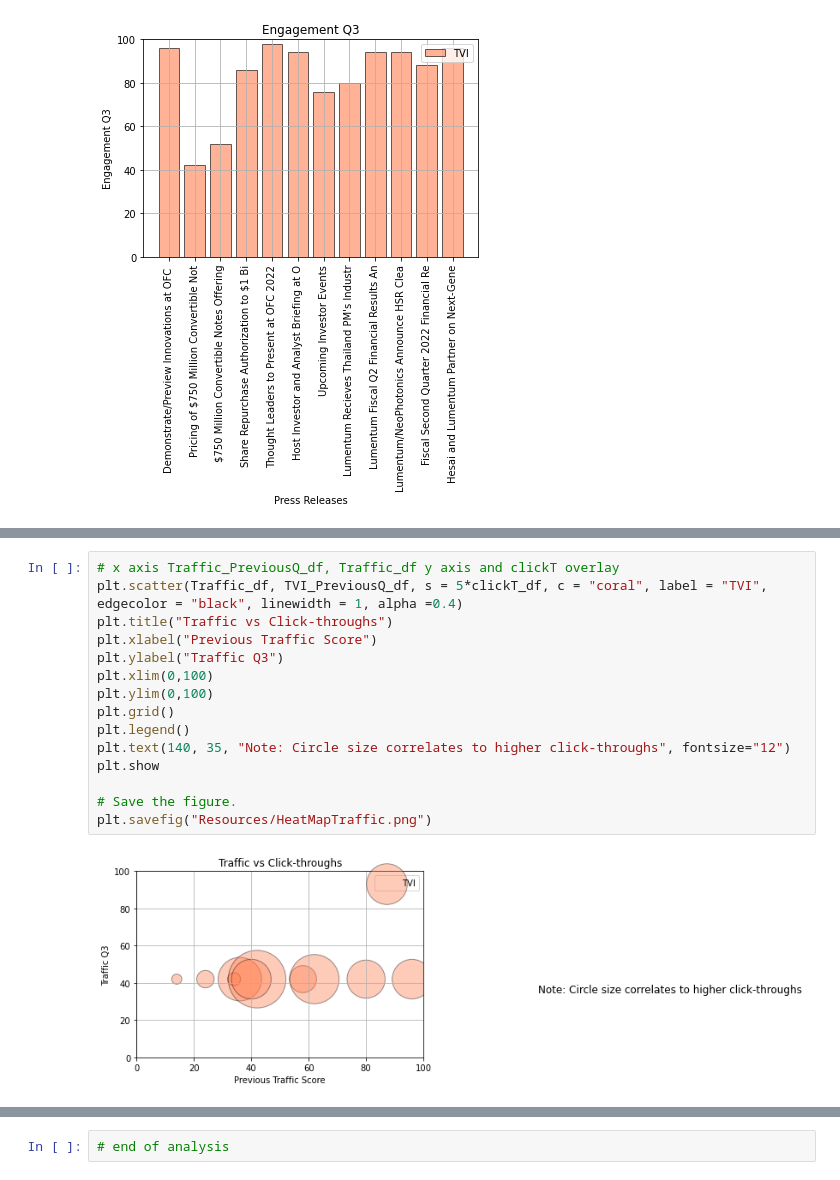
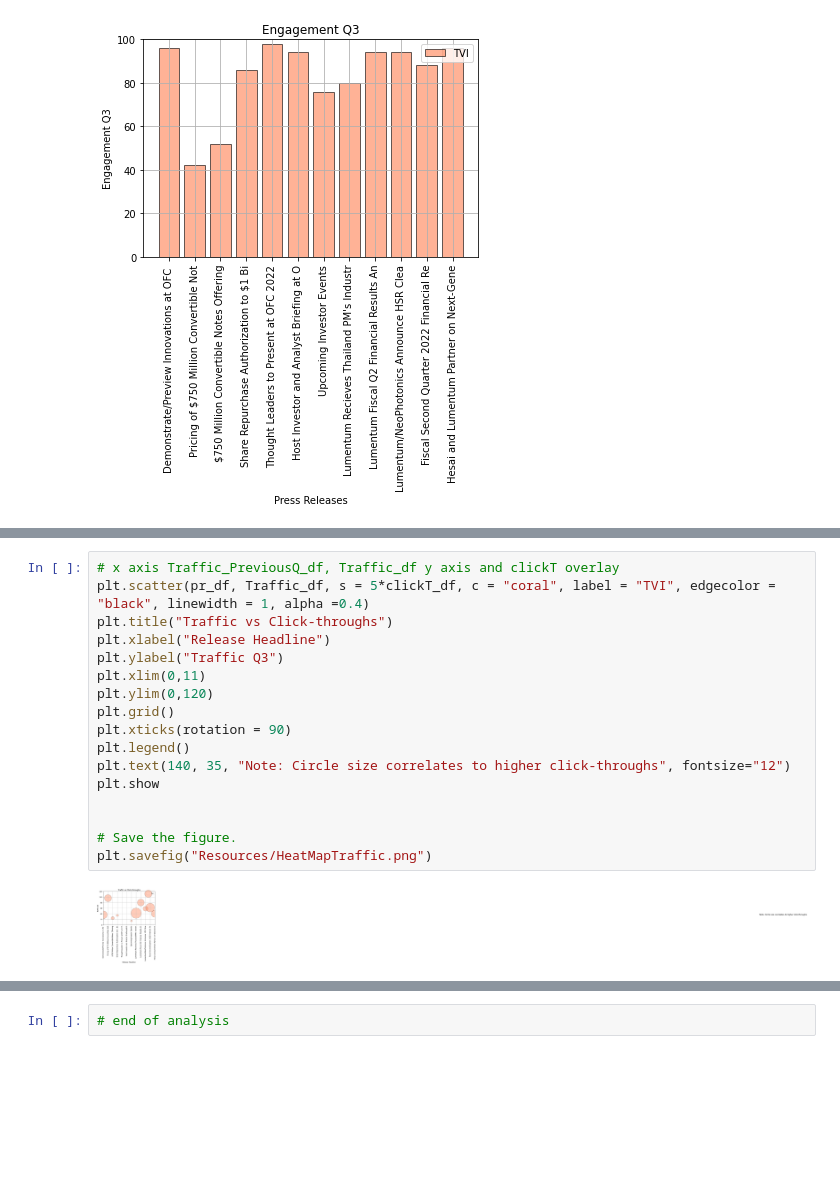
Before and after one commit to izzyd24/Cision-Metrics, a Jupyter notebook: Cision Workbook.ipynb, the cells around one changed output, grey strips where cells are left out. Drawn from its saved outputs; the diff is of its cells as text; blank space fills up the shorter version.

```diff
--- a/Cision Workbook.ipynb
+++ b/Cision Workbook.ipynb
@@ -401,19 +406,21 @@ plt.savefig("Resources/HeatMapPickups.png")
 # %%
 # x axis Traffic_PreviousQ_df, Traffic_df y axis and clickT overlay
-plt.scatter(Traffic_df, TVI_PreviousQ_df, s = 5*clickT_df, c = "coral", label = "TVI", edgecolor = "black", linewidth = 1, alpha =0.4)
+plt.scatter(pr_df, Traffic_df, s = 5*clickT_df, c = "coral", label = "TVI", edgecolor = "black", linewidth = 1, alpha =0.4)
 plt.title("Traffic vs Click-throughs")
-plt.xlabel("Previous Traffic Score")
+plt.xlabel("Release Headline")
 plt.ylabel("Traffic Q3")
-plt.xlim(0,100)
-plt.ylim(0,100)
+plt.xlim(0,11)
+plt.ylim(0,120)
 plt.grid()
+plt.xticks(rotation = 90)
 plt.legend()
 plt.text(140, 35, "Note: Circle size correlates to higher click-throughs", fontsize="12")
 plt.show
 
+
 # Save the figure.
 plt.savefig("Resources/HeatMapTraffic.png")
 # %% [output]
-[figure, old version]
+[figure, new version]
 # %%
 # x axis Audience_PreviousQ_df, Audience_df y axis and clickT overlay
```
Also changed, not shown: parts of 4 cells of this notebook.
